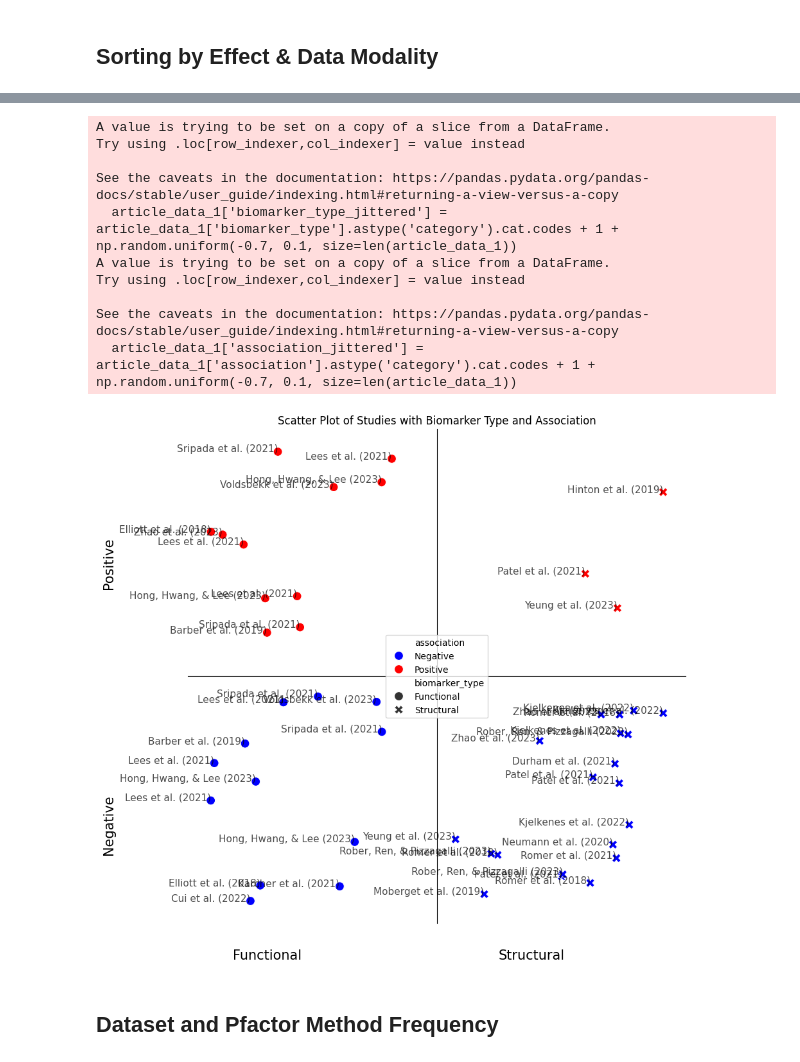
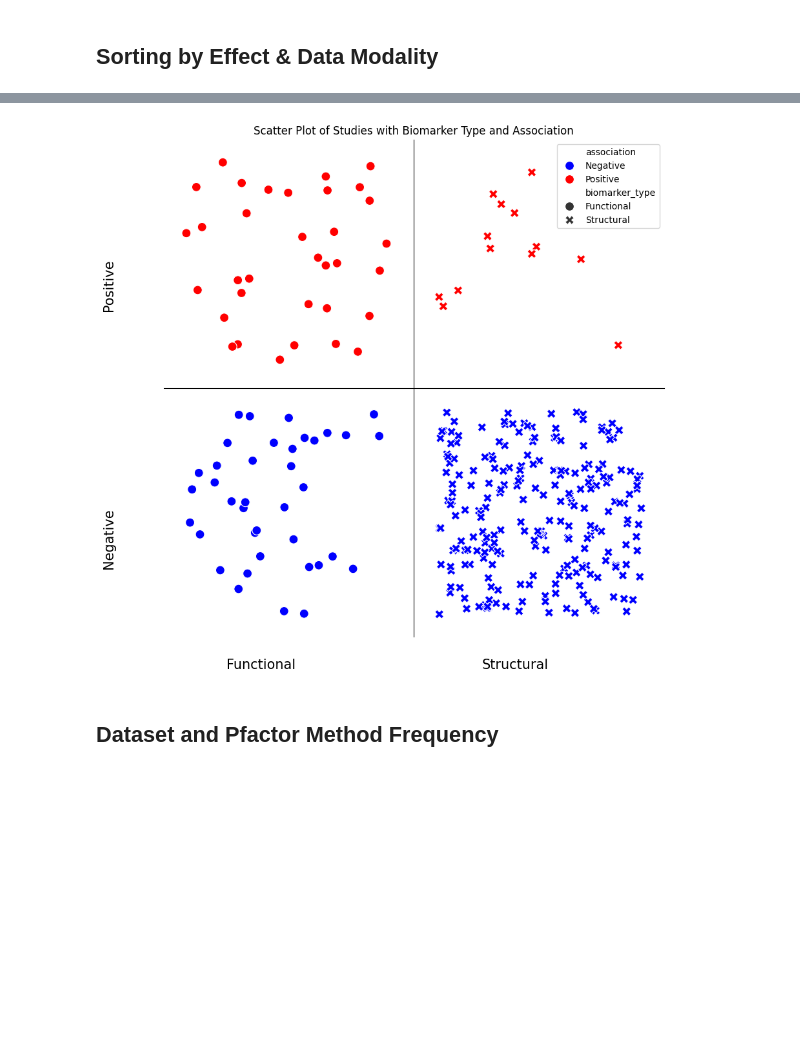
Before and after one commit to victoris93/p_factor_review, a Jupyter notebook: data_extraction.ipynb, the cells around one changed output, grey strips where cells are left out. Drawn from its saved outputs; the diff is of its cells as text; code cells hidden in the pictures; blank space fills up the shorter version.

Commit message:
new scatterplot

```diff
--- a/data_extraction.ipynb
+++ b/data_extraction.ipynb
@@ -114,0 +83,2 @@ sparse_df.to_csv("article_data_sparse.csv", index=False)
+# %%
+expanded_df = pd.read_csv('expanded_article_data.csv')
@@ -116,60 +102,50 @@ sparse_df.to_csv("article_data_sparse.csv", index=False)
 # Creating the scatter plot without renaming the original columns
 
 # Adding jitter directly to the categorical columns for plotting
-article_data_1['biomarker_type_jittered'] = article_data_1['biomarker_type'].astype('category').cat.codes + 1 + np.random.uniform(-0.7, 0.1, size=len(article_data_1))
-article_data_1['association_jittered'] = article_data_1['association'].astype('category').cat.codes + 1 + np.random.uniform(-0.7, 0.1, size=len(article_data_1))
+expanded_df['biomarker_type_jittered'] = expanded_df['biomarker_type'].astype('category').cat.codes + 1 + np.random.uniform(-0.7, 0.1, size=len(expanded_df))
+expanded_df['association_jittered'] = expanded_df['association'].astype('category').cat.codes + 1 + np.random.uniform(-0.7, 0.1, size=len(expanded_df))
 
 # Create a scatter plot
 plt.figure(figsize=(10, 10))
 
 # Plotting the scatter plot
-sns.scatterplot(data=article_data_1, x='biomarker_type_jittered', y='association_jittered', hue='association', style='biomarker_type', s=100, palette=['#0000fe', '#ff0000'])
+sns.scatterplot(data=expanded_df, x='biomarker_type_jittered', y='association_jittered', hue='association', style='biomarker_type', s=100, palette=['#0000fe', '#ff0000'])
 
 
-# Annotate each point with its citation
-for i, row in article_data_1.iterrows():
-    plt.text(row['biomarker_type_jittered'], row['association_jittered'], row['citation'], horizontalalignment='right', alpha=0.7, fontsize=11)
+# # Annotate each point with its citation
+# for i, row in expanded_df.iterrows():
+#     plt.text(row['biomarker_type_jittered'], row['association_jittered'], row['citation'], horizontalalignment='right', alpha=0.7, fontsize=11)
 
 # Adding axis annotations for 'Negative/Positive' and 'Functional/Structural' directions
-biomarker_categories = article_data_1['biomarker_type'].astype('category').cat.categories
-association_categories = article_data_1['association'].astype('category').cat.categories
+biomarker_categories = expanded_df['biomarker_type'].astype('category').cat.categories
+association_categories = expanded_df['association'].astype('category').cat.categories
 
 # Place biomarker type and association annotations
 plt.text(biomarker_categories.get_loc('Functional') + 0.6, 0.1, 'Functional', ha='center', va='center', fontsize=15)
 plt.text(biomarker_categories.get_loc('Structural') + 0.6, 0.1, 'Structural', ha='center', va='center', fontsize=15)
 plt.text(0.000001, association_categories.get_loc('Positive') + 0.6, 'Positive', ha='center', va='center', rotation=90, fontsize=15)
 plt.text(0.000001, association_categories.get_loc('Negative') + 0.6, 'Negative', ha='center', va='center', rotation=90, fontsize=15)
 
 
 # Remove the default x and y ticks and labels
 plt.xticks([])
 plt.yticks([])
 plt.xlabel('')
 plt.ylabel('')
 
 # Set the origin in the middle
 plt.gca().spines['bottom'].set_position('center')
 plt.gca().spines['left'].set_position('center')
 
 # Remove top and right spines
 plt.gca().spines['right'].set_visible(False)
 plt.gca().spines['top'].set_visible(False)
 
 plt.title('Scatter Plot of Studies with Biomarker Type and Association')
 plt.savefig('scatter_plot.svg', format = 'svg', dpi=300)
 plt.show()
 # %% [output]
-A value is trying to be set on a copy of a slice from a DataFrame.
-Try using .loc[row_indexer,col_indexer] = value instead
-
-See the caveats in the documentation: https://pandas.pydata.org/pandas-docs/stable/user_guide/indexing.html#returning-a-view-versus-a-copy
-  article_data_1['biomarker_type_jittered'] = article_data_1['biomarker_type'].astype('category').cat.codes + 1 + np.random.uniform(-0.7, 0.1, size=len(article_data_1))
-A value is trying to be set on a copy of a slice from a DataFrame.
-Try using .loc[row_indexer,col_indexer] = value instead
-
-See the caveats in the documentation: https://pandas.pydata.org/pandas-docs/stable/user_guide/indexing.html#returning-a-view-versus-a-copy
-  article_data_1['association_jittered'] = article_data_1['association'].astype('category').cat.codes + 1 + np.random.uniform(-0.7, 0.1, size=len(article_data_1))
-[figure, old version]
+[figure, new version]
 # %% [markdown]
 ## Dataset and Pfactor Method Frequency
 # %%
```
Also changed, not shown: parts of 4 cells of this notebook.
